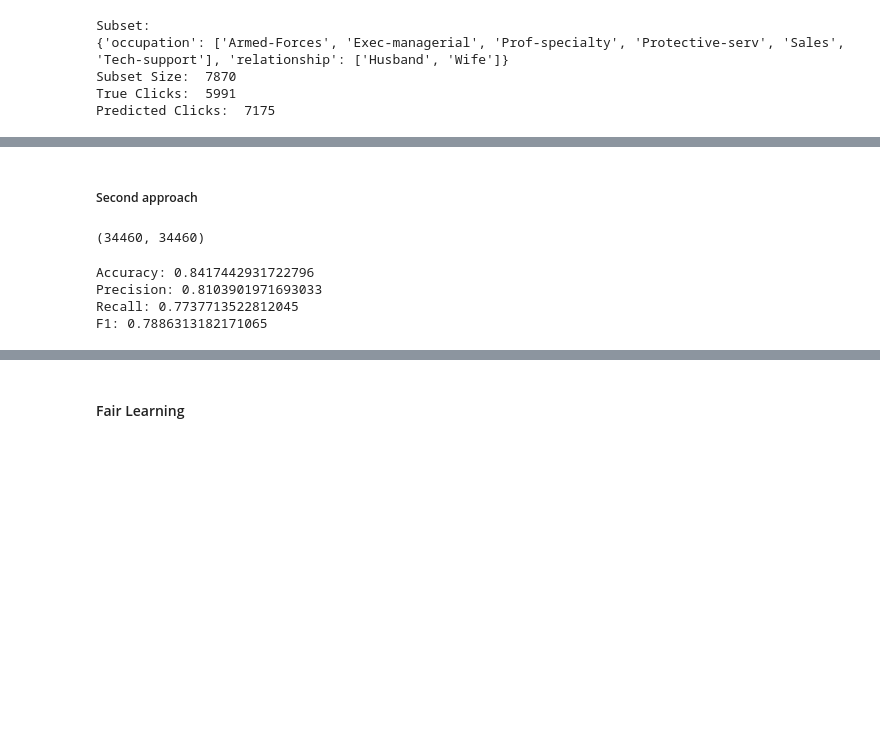
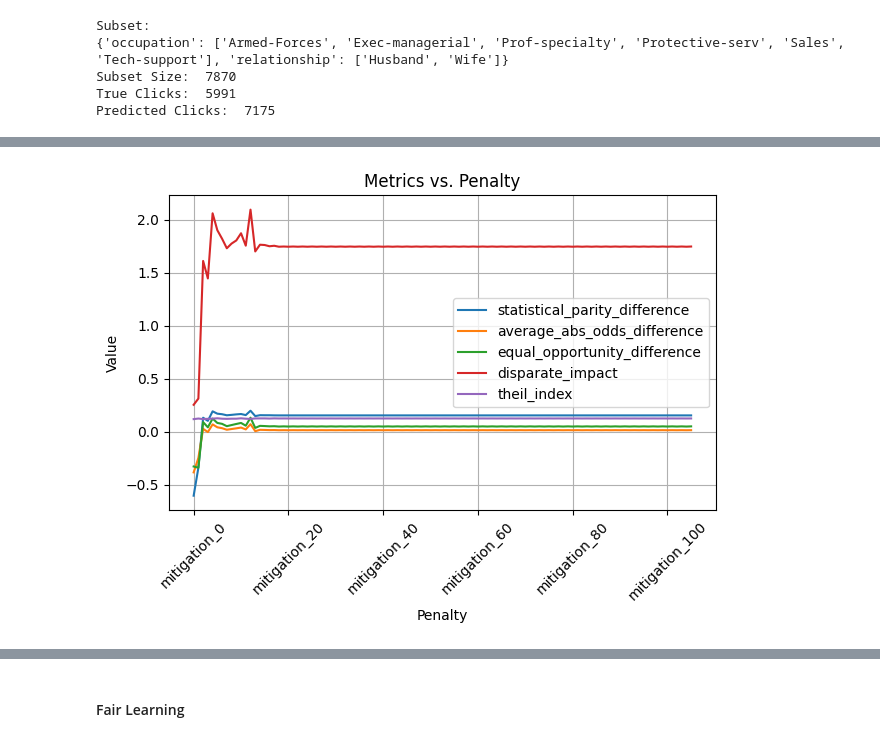
Before and after one commit to mkleinegger/evaluation-bias-detection-and-mitigation, a Jupyter notebook: multiple_runs.ipynb, the cells around one changed output, grey strips where cells are left out. Saved outputs shown, nothing was run; the diff lists cells and outputs as text; code cells hidden in the pictures; blank space fills up the shorter version.

```diff
--- a/multiple_runs.ipynb
+++ b/multiple_runs.ipynb
@@ -105,11 +107,12 @@ df_test_cleaned = clean_data(df_test_)
 # %% [markdown]
 ## Train baseline
 # %%
-def describe_model(y_test, y_pred):
-    print(f"Accuracy: {accuracy_score(y_test, y_pred)}")
-    print(f"Precision: {precision_score(y_test, y_pred, average='macro')}")
-    print(f"Recall: {recall_score(y_test, y_pred, average='macro')}")
-    print(f"F1: {f1_score(y_test, y_pred, average='macro')}")
+def describe_model(y_test, y_pred, verbose=True):
+    if verbose:
+        print(f"Accuracy: {accuracy_score(y_test, y_pred)}")
+        print(f"Precision: {precision_score(y_test, y_pred, average='macro')}")
+        print(f"Recall: {recall_score(y_test, y_pred, average='macro')}")
+        print(f"F1: {f1_score(y_test, y_pred, average='macro')}")
 
     metrics = {
         "Accuracy": accuracy_score(y_test, y_pred),
@@ -629,7 +638,7 @@ def compute_metrics(
 # %%
 df__ = df_train_.copy()  # pd.concat([df_train__, df_test__])
 df__.reset_index(inplace=True, drop=True)
-dataset_orig = convert_to_standard_dataset(df__, target_label_name="income")
+dataset_orig = convert_to_standard_dataset(df__, list(privileged_subset[0].keys()), list(privileged_subset[0].values()), target_label_name="income")
 # %% [output]
 WARNING:root:Missing Data: 4611 rows removed from StandardDataset.
 # %%
@@ -802,7 +815,7 @@ unprivileged_groups = [
 
 df__ = df_train_.copy()
 df__.reset_index(inplace=True, drop=True)
-dataset_orig = convert_to_standard_dataset(df__, target_label_name="income")
+dataset_orig = convert_to_standard_dataset(df__, list(privileged_subset[0].keys()), list(privileged_subset[0].values()), target_label_name="income")
 y_pred = clf.predict(X_train)
 
 dataset_pred = dataset_orig.copy()
@@ -1140,11 +1043,0 @@ Theil index = 0.1794
-# %% [markdown]
-##### Second approach
-# %%
-dataset____, attr = dataset_transf_train.convert_to_dataframe()
-attr["instance_weights"]
-df_train____ = df_train__.copy()
-df_train____.dropna(inplace=True)
-df_train____ = df_train____[:-2]
-len(attr["instance_weights"]), len(df_train____["artificial_feature"])
-# %% [output]
-(34460, 34460)
@@ -1160,7 +1043,0 @@ y_test, y_pred, y_prob = train_and_evaluate(
-# %%
-describe_model(y_test, y_pred)
-# %% [output]
-Accuracy: 0.8417442931722796
-Precision: 0.8103901971693033
-Recall: 0.7737713522812045
-F1: 0.7886313182171065
@@ -1166,0 +1047,11 @@ F1: 0.7886313182171065
+# %%
+df_bias.plot(kind="line")
+plt.xlabel("Penalty")
+plt.ylabel("Value")
+plt.title("Metrics vs. Penalty")
+#plt.legend(title="Metrics", bbox_to_anchor=(1.05, 1), loc='upper left')
+plt.grid(True)
+plt.xticks(rotation=45)
+plt.tight_layout()
+# %% [output]
+[figure, added]
```
Also changed, not shown: parts of 33 cells of this notebook, 6 other files.
